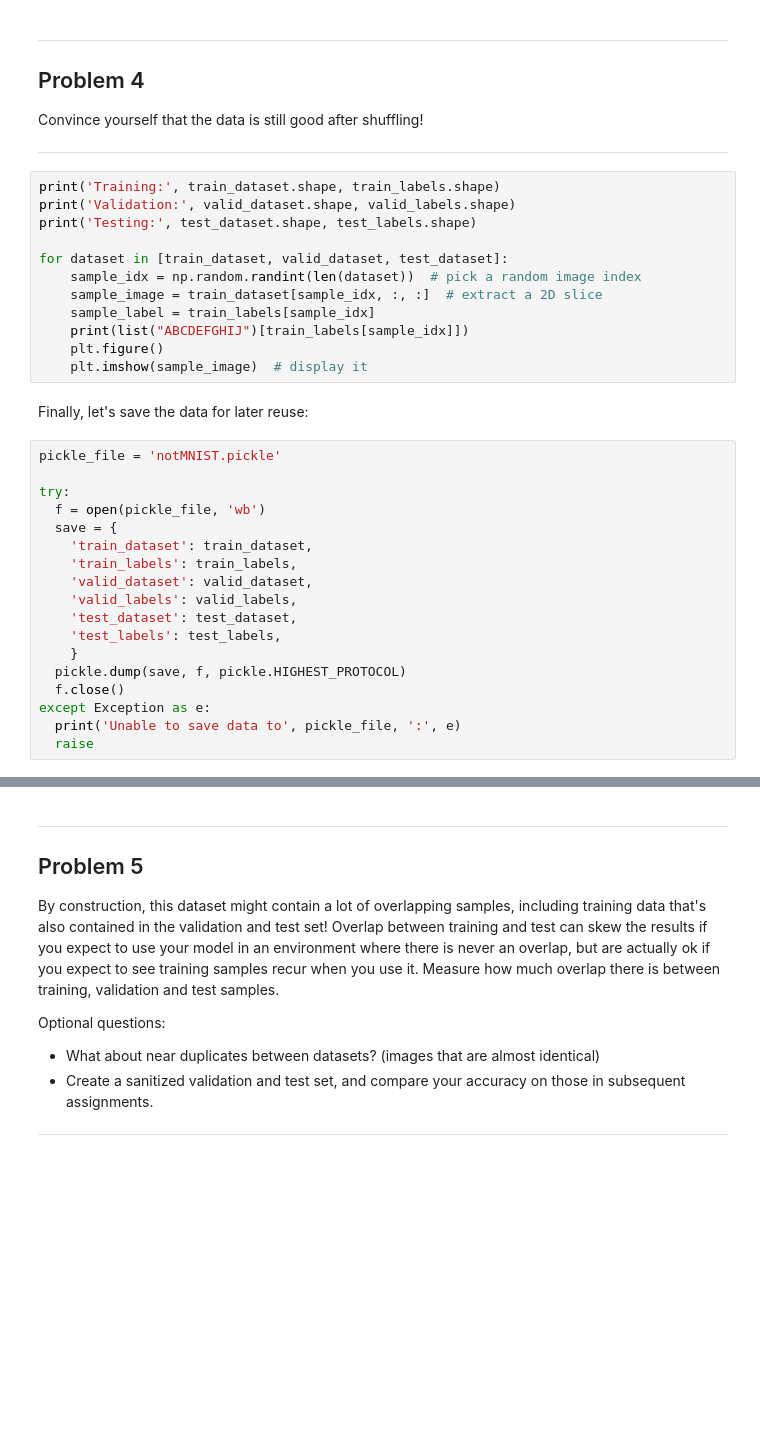
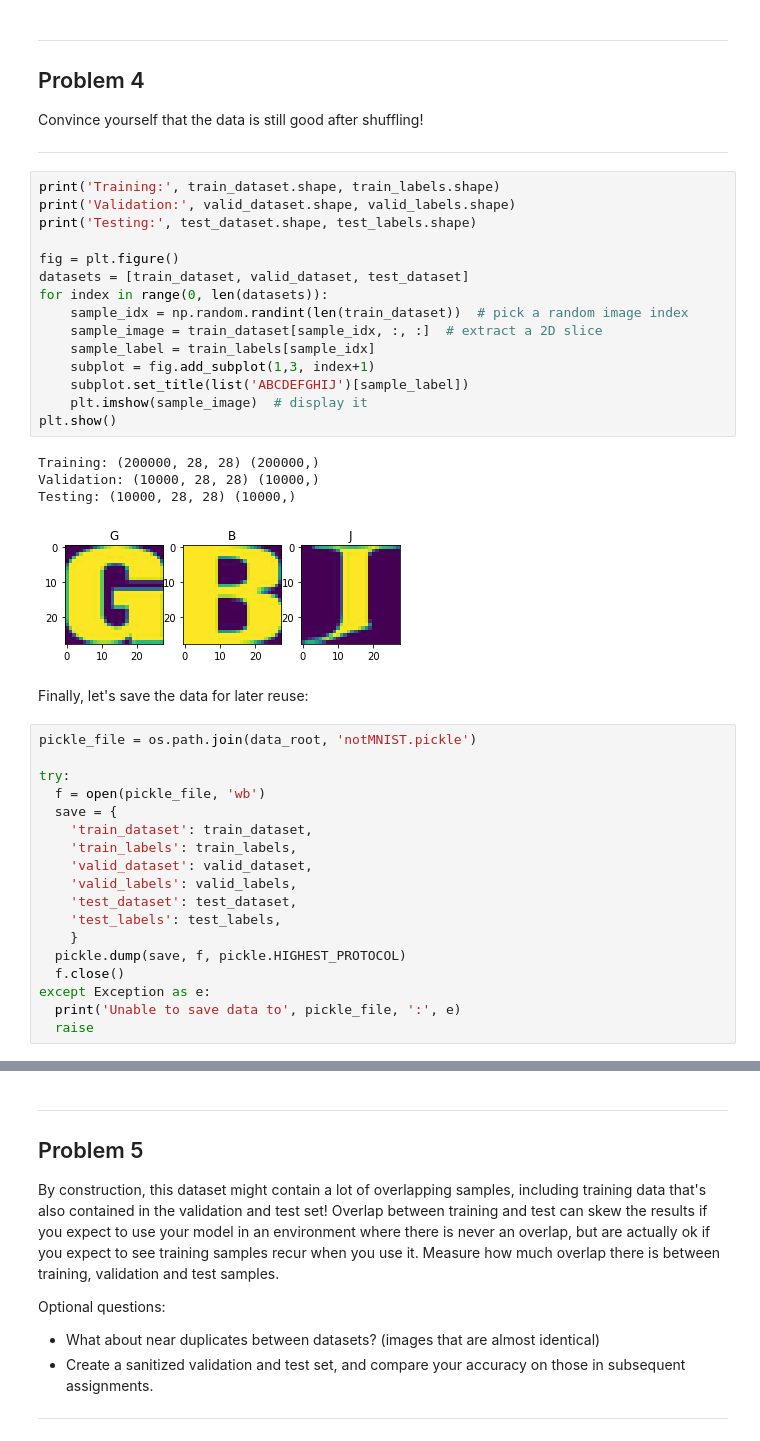
Before and after one commit to runnphoenix/DLAssignments, a Jupyter notebook: 1_notmnist.ipynb, the cells around one changed output, grey strips where cells are left out. Saved outputs shown, nothing was run; the diff lists cells and outputs as text; blank space fills up the shorter version.

```diff
--- a/1_notmnist.ipynb
+++ b/1_notmnist.ipynb
@@ -317,19 +317,27 @@ Convince yourself that the data is still good after shuffling!
 # %%
 print('Training:', train_dataset.shape, train_labels.shape)
 print('Validation:', valid_dataset.shape, valid_labels.shape)
 print('Testing:', test_dataset.shape, test_labels.shape)
 
-for dataset in [train_dataset, valid_dataset, test_dataset]:
-    sample_idx = np.random.randint(len(dataset))  # pick a random image index
+fig = plt.figure()
+datasets = [train_dataset, valid_dataset, test_dataset]
+for index in range(0, len(datasets)):
+    sample_idx = np.random.randint(len(train_dataset))  # pick a random image index
     sample_image = train_dataset[sample_idx, :, :]  # extract a 2D slice
     sample_label = train_labels[sample_idx]
-    print(list("ABCDEFGHIJ")[train_labels[sample_idx]])
-    plt.figure()
+    subplot = fig.add_subplot(1,3, index+1)
+    subplot.set_title(list('ABCDEFGHIJ')[sample_label])
     plt.imshow(sample_image)  # display it
+plt.show()
+# %% [output]
+Training: (200000, 28, 28) (200000,)
+Validation: (10000, 28, 28) (10000,)
+Testing: (10000, 28, 28) (10000,)
+[figure, added]
 # %% [markdown]
 Finally, let's save the data for later reuse:
 # %%
-pickle_file = 'notMNIST.pickle'
+pickle_file = os.path.join(data_root, 'notMNIST.pickle')
 
 try:
   f = open(pickle_file, 'wb')
```
Also changed, not shown: parts of 9 cells of this notebook, 5 other files.
